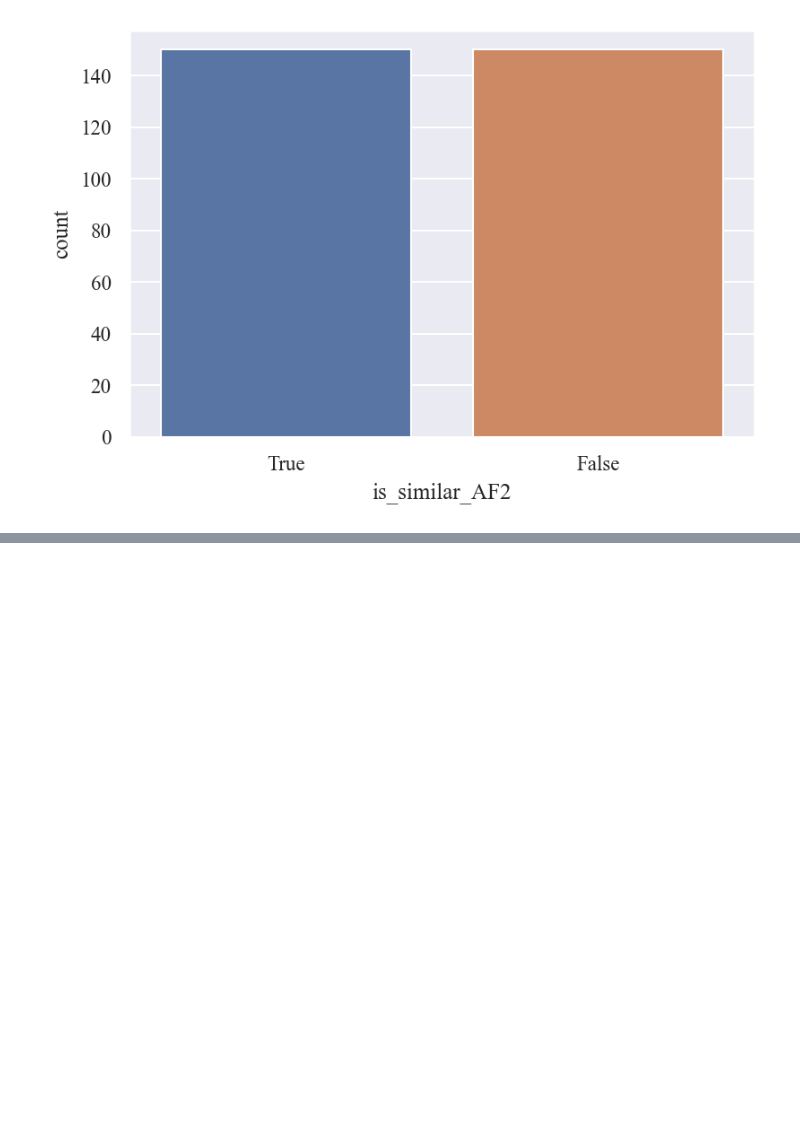
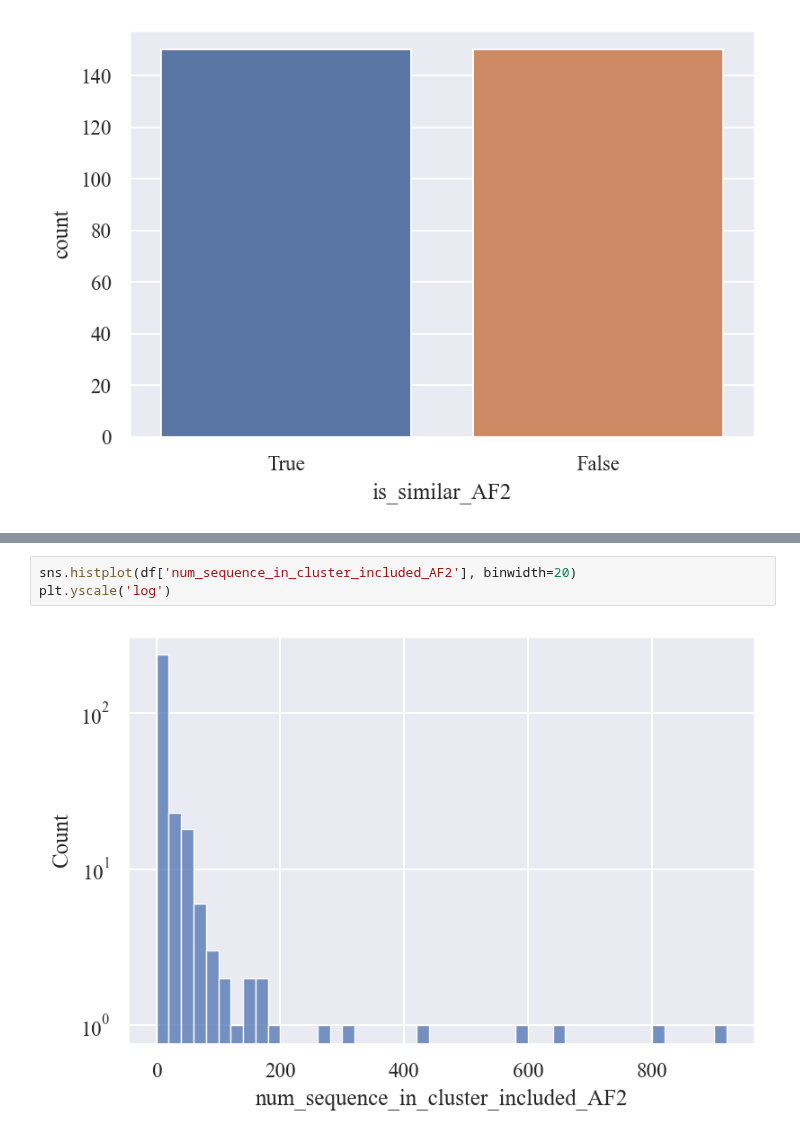
Before and after one commit to yutake27/MQAB4AF2, a Jupyter notebook: src/notebooks/datasets/how_eq_random_num_300_seed_0/target_stat.ipynb, the cells around one changed output, grey strips where cells are left out. Saved outputs shown, nothing was run; the diff lists cells and outputs as text; blank space fills up the shorter version.

```diff
--- a/src/notebooks/datasets/how_eq_random_num_300_seed_0/target_stat.ipynb
+++ b/src/notebooks/datasets/how_eq_random_num_300_seed_0/target_stat.ipynb
@@ -81,0 +77,5 @@ sns.distplot(df['num_sequence_in_cluster_included_AF2'], kde=False, norm_hist=Tr
+# %%
+sns.histplot(df['num_sequence_in_cluster_included_AF2'], binwidth=20)
+plt.yscale('log')
+# %% [output]
+[figure, added]
```
Also changed, not shown: parts of 3 cells of this notebook, 1 other file.
